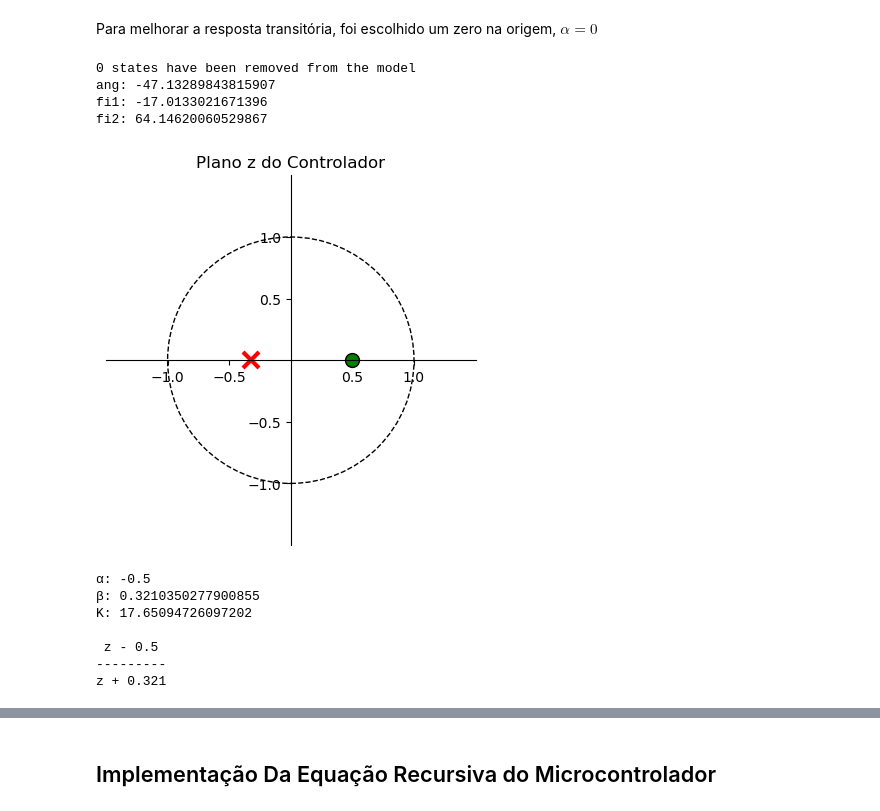
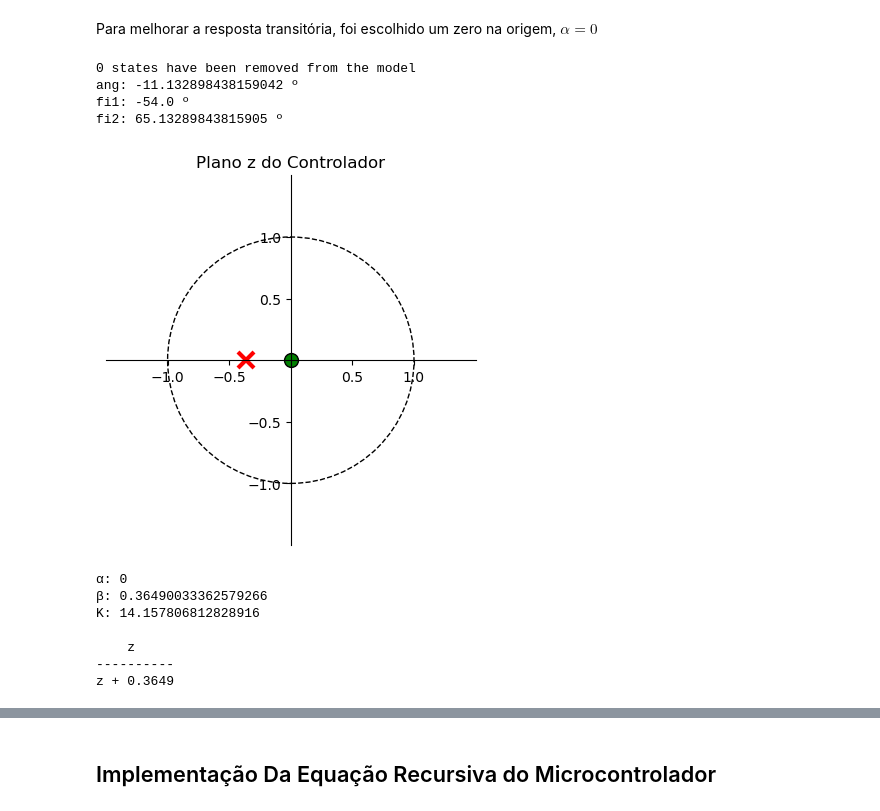
Before and after one commit to Emanuel600/Misc, a Jupyter notebook: Simul_Controle/Projeto 1 - Transformada z.ipynb, the cells around one changed output, grey strips where cells are left out. Saved outputs shown, nothing was run; the diff lists cells and outputs as text; code cells hidden in the pictures.

```diff
--- a/Simul_Controle/Projeto 1 - Transformada z.ipynb
+++ b/Simul_Controle/Projeto 1 - Transformada z.ipynb
@@ -206,60 +206,60 @@ plt.show()
 # %% [markdown]
 Para melhorar a resposta transitória, foi escolhido um zero na origem, $\alpha=0$
 # %%
-α = -0.5
+α = 0
 # Calcula ângulo que z1 deve adicionar ao sistema
 ang = 0
-aGz = ct.minreal(Gz)
+aGz = ct.minreal((z+α)*Gz)
 for zero in aGz.zeros():
     ang = ang + np.arctan2(z1.imag - zero.imag, z1.real - zero.real)
 for pole in aGz.poles():
     ang = ang - np.arctan2(z1.imag - pole.imag, z1.real - pole.real)
 ##
 ang = (np.pi+ang)
-print("ang:", (180/np.pi)*ang)
+print("ang:", (180/np.pi)*ang, "º")
 fi1 = np.arctan2(-α.real - z1.real, z1.imag-α.imag)
-print("fi1:", (180/np.pi)*fi1)
+print("fi1:", (180/np.pi)*fi1, "º")
 fi2 = -fi1 - ang
-print("fi2:", (180/np.pi)*fi2)
+print("fi2:", (180/np.pi)*fi2, "º")
 # fi2 = np.arctan2(-β.real - z1.real, z1.imag+β.imag)
 # np.tan(fi2) = (-β - z1.real)/(z1.imag-0)
 # z1.imag*np.tan(fi2) = -β - z1.real
 # β = -(z1.imag*np.tan(fi2) + z1.real)
 β   = -(z1.imag * np.tan(-fi2) + z1.real) # => Adição angular de um polo é invertida
 #np.angle(z1+β) = np.angle(z1+α) - ang
 Cz  = (z+α)/(z+β)
 ctl.zplane(Cz, title="Plano z do Controlador")
 plt.show()
 #################################
 #        b[0] + ... + b[n]z**-n #
 # G(z) = ---------------------- #
 #        a[0] + ... + a[n]z**-n #
 #################################
 #
 #|K * C(z)G(z)|z->z1=1
 # K = 1/(C(z1)G(z1))
 #
-b = Gz.num[0][0]
-a = Gz.den[0][0]
+b = aGz.num[0][0]
+a = aGz.den[0][0]
 K = np.abs((np.polyval(a, z1)*(z1+β))/
            (np.polyval(b, z1)*(z1+α)))
 print("α:", α)
 print("β:", β)
 print("K:", K)
 print(Cz)
 # %% [output]
 0 states have been removed from the model
-ang: -47.13289843815907
-fi1: -17.0133021671396
-fi2: 64.14620060529867
+ang: -11.132898438159042 º
+fi1: -54.0 º
+fi2: 65.13289843815905 º
-[figure, old version]
+[figure, new version]
-α: -0.5
-β: 0.3210350277900855
-K: 17.65094726097202
+α: 0
+β: 0.36490033362579266
+K: 14.157806812828916
 
- z - 0.5
----------
-z + 0.321
+    z
+----------
+z + 0.3649
 # %%
 k = np.linspace(0, K+3, 100)
 ct.root_locus(Cz*Gz, k)
```
Also changed, not shown: parts of 4 cells of this notebook, 4 other files.
